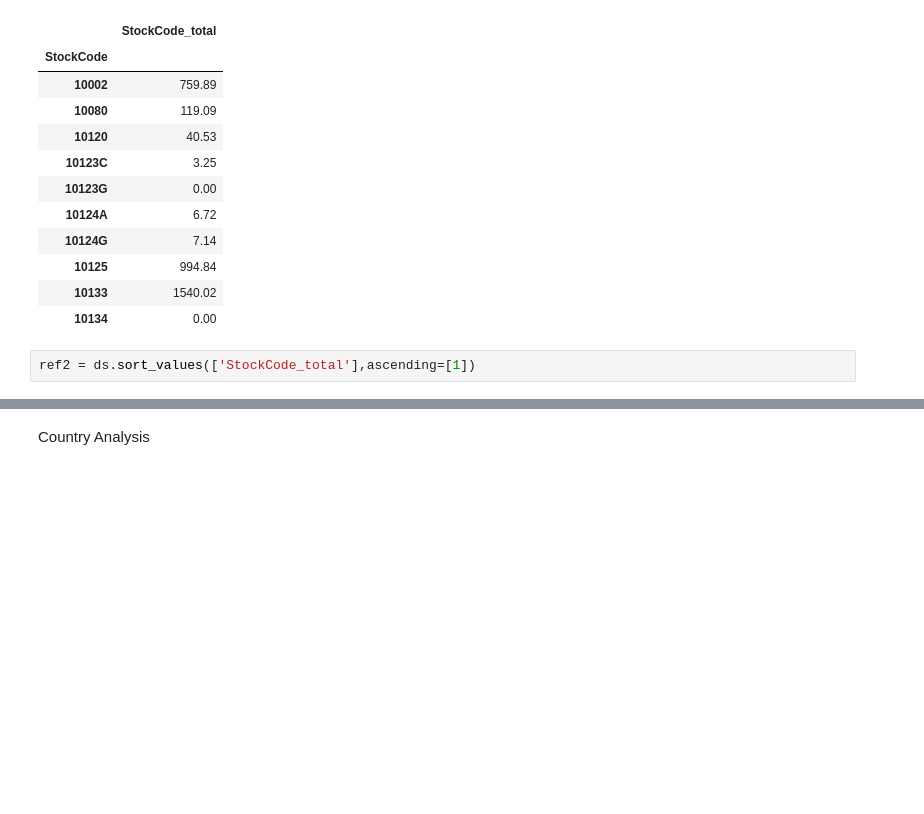
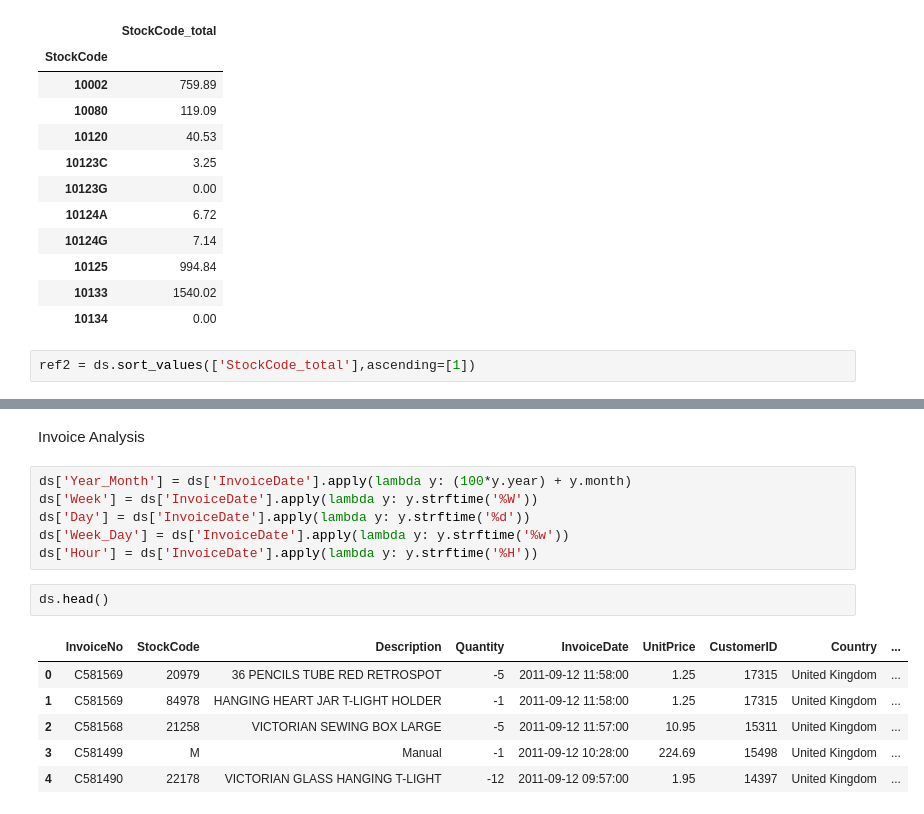
Before and after one commit to rahilshah10/IS, a Jupyter notebook: Zappos/Zappos.ipynb, the cells around one changed output, grey strips where cells are left out. Drawn from its saved outputs; the diff is of its cells as text; blank space fills up the shorter version.

```diff
--- a/Zappos/Zappos.ipynb
+++ b/Zappos/Zappos.ipynb
@@ -374,4 +374,19 @@ ref2.head()
 | 225 | C580605 | AMAZONFEE | AMAZON FEE | -1 | 2011-05-12 11:36:00 | 17836.46 | NaN | United Kingdom | ... |
 | 8545 | C540117 | AMAZONFEE | AMAZON FEE | -1 | 2011-05-01 09:55:00 | 16888.02 | NaN | United Kingdom | ... |
 # %% [markdown]
-Country Analysis
+Invoice Analysis
+# %%
+ds['Year_Month'] = ds['InvoiceDate'].apply(lambda y: (100*y.year) + y.month)
+ds['Week'] = ds['InvoiceDate'].apply(lambda y: y.strftime('%W'))
+ds['Day'] = ds['InvoiceDate'].apply(lambda y: y.strftime('%d'))
+ds['Week_Day'] = ds['InvoiceDate'].apply(lambda y: y.strftime('%w'))
+ds['Hour'] = ds['InvoiceDate'].apply(lambda y: y.strftime('%H'))
+# %%
+ds.head()
+# %% [output]
+|  | InvoiceNo | StockCode | Description | Quantity | InvoiceDate | UnitPrice | CustomerID | Country | ... |
+| 0 | C581569 | 20979 | 36 PENCILS TUBE RED RETROSPOT | -5 | 2011-09-12 11:58:00 | 1.25 | 17315 | United Kingdom | ... |
+| 1 | C581569 | 84978 | HANGING HEART JAR T-LIGHT HOLDER | -1 | 2011-09-12 11:58:00 | 1.25 | 17315 | United Kingdom | ... |
+| 2 | C581568 | 21258 | VICTORIAN SEWING BOX LARGE | -5 | 2011-09-12 11:57:00 | 10.95 | 15311 | United Kingdom | ... |
+| 3 | C581499 | M | Manual | -1 | 2011-09-12 10:28:00 | 224.69 | 15498 | United Kingdom | ... |
+| 4 | C581490 | 22178 | VICTORIAN GLASS HANGING T-LIGHT | -12 | 2011-09-12 09:57:00 | 1.95 | 14397 | United Kingdom | ... |
```
Also changed, not shown: parts of 3 cells of this notebook.
